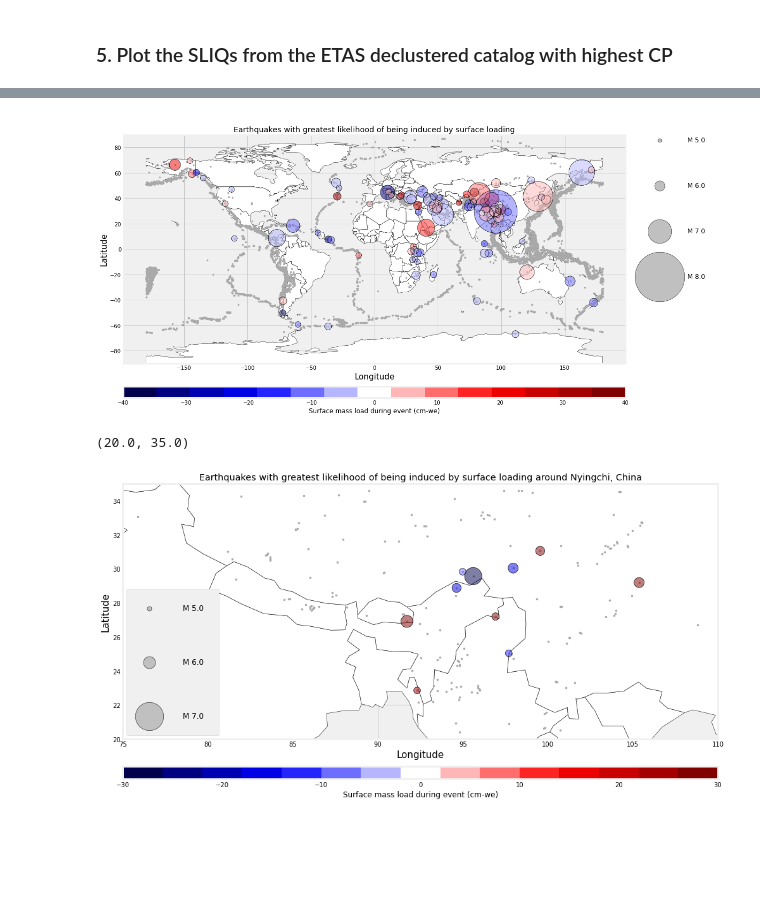
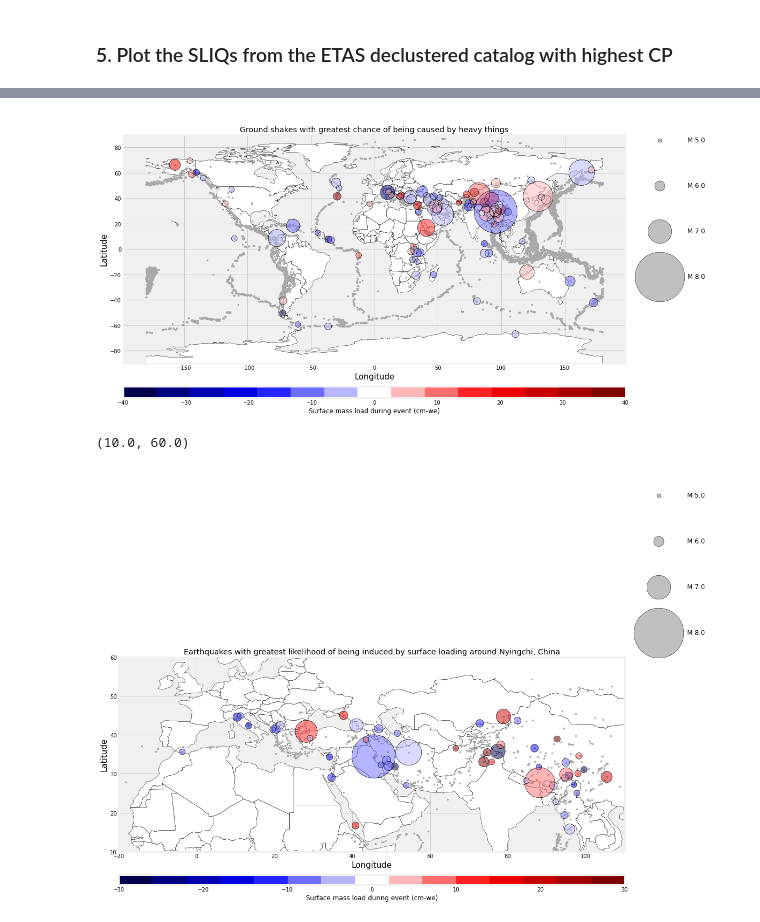
Before and after one commit to amandasyamsul/SLIQ, a Jupyter notebook: figure-3.ipynb, the cells around one changed output, grey strips where cells are left out. Cells and saved outputs as stored; diff of their text form; code cells hidden in the pictures; blank space fills up the shorter version.

```diff
--- a/figure-3.ipynb
+++ b/figure-3.ipynb
@@ -93,25 +109,25 @@ sliq_etas['dmass']=sliq_etas['dmass'].astype(float)
 importlib.reload(loadquakes)
 
 ax=loadquakes.load_map_cb(catalog,sliq_etas.head(100),sliq_etas.dmass.head(100),
-                'Earthquakes with greatest likelihood of being induced by surface loading',
+                'Ground shakes with greatest chance of being caused by heavy things',
                           -40,40,11,circle_scale=1e-6)
 # %% [output]
-[figure, old version]
+[figure, new version]
 # %%
-nyingchi=sliq_etas.head(100)[(sliq_etas.head(100).latitude>20) &
-          (sliq_etas.head(100).latitude<32) &
-          (sliq_etas.head(100).longitude>90) &
+nyingchi=sliq_etas.head(100)[(sliq_etas.head(100).latitude>10) &
+          (sliq_etas.head(100).latitude<50) &
+          (sliq_etas.head(100).longitude>-40) &
           (sliq_etas.head(100).longitude<110)]
 # %%
 importlib.reload(loadquakes)
 
 ax=loadquakes.load_map_cb(catalog,nyingchi,nyingchi.dmass,
                 'Earthquakes with greatest likelihood of being induced by surface loading around Nyingchi, China',
                           -30,30,11,circle_scale=1e-6)
-ax.set_xlim([75,110])
-ax.set_ylim([20,35])
+ax.set_xlim([-20,110])
+ax.set_ylim([10,60])
 # %% [output]
-(20.0, 35.0)
+(10.0, 60.0)
-[figure, old version]
+[figure, new version]
 # %% [markdown]
 for discussion:
```
Also changed, not shown: parts of 9 cells of this notebook.
